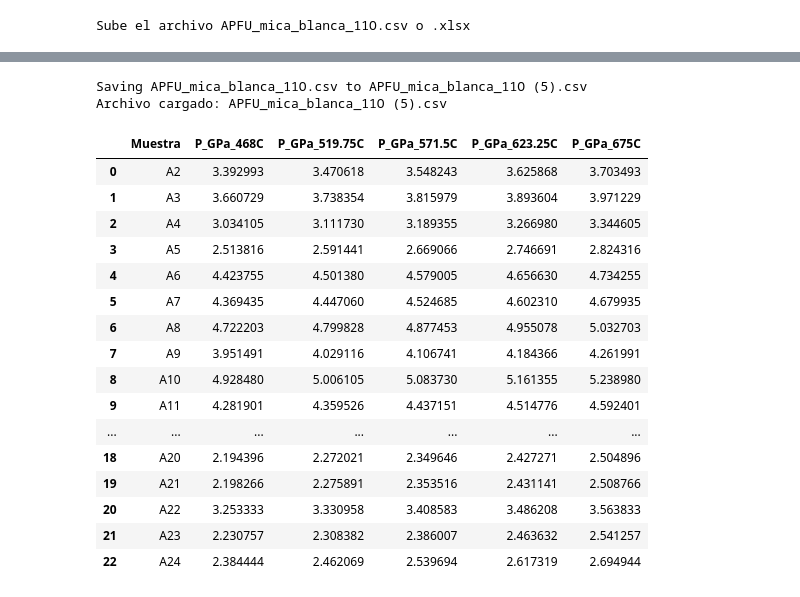
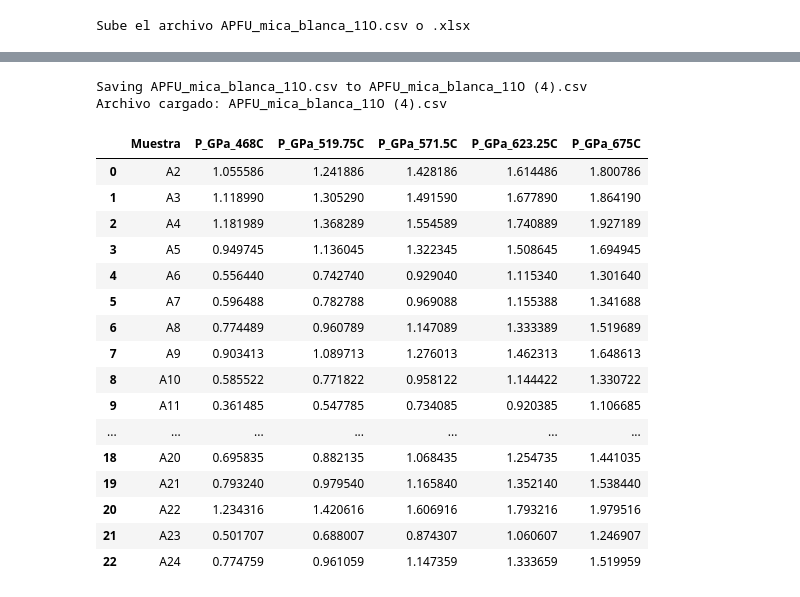
Before and after one commit to purinpurin11/Micas-blancas, a Jupyter notebook: Caddick_&_Thompson_(2008)_para_Si_en_fengita_(1).ipynb, the cells around one changed output, grey strips where cells are left out. Cells and saved outputs as stored; diff of their text form; code cells hidden in the pictures.

```diff
--- a/Caddick_&_Thompson_(2008)_para_Si_en_fengita_(1).ipynb
+++ b/Caddick_&_Thompson_(2008)_para_Si_en_fengita_(1).ipynb
@@ -2,9 +2,9 @@
 <a href="https://colab.research.google.com/github/purinpurin11/Micas-blancas/blob/P-Caddick-%26-Thompson-(2008)-para-Si-en-fengita-(1)/Caddick_%26_Thompson_(2008)_para_Si_en_fengita_(1).ipynb" target="_parent"><img src="https://colab.research.google.com/assets/colab-badge.svg" alt="Open In Colab"/></a>
 # %%
 # ============================================================
-# Cálculo de presiones con barómetro Mg-Si en fengita
-# Fórmula:
-# P(GPa) = 8.35*Mg - 1.72*Si + 0.0015*T(K) + 4.59
+# Cálculo de presiones con barómetro Si-en-fengita
+# Caddick & Thompson (2008)
+# P(GPa) = 4.19*Si + 0.0036*T(K) - 15.15
 # ============================================================
 
 !pip install openpyxl -q
@@ -12,14 +12,14 @@
 import pandas as pd
 from google.colab import files
 
-# 1. Subir archivo
+# Subir archivo
 print("Sube el archivo APFU_mica_blanca_11O.csv o .xlsx")
 uploaded = files.upload()
 
 archivo = list(uploaded.keys())[0]
 print("Archivo cargado:", archivo)
 
-# 2. Leer archivo
+# Leer archivo
 if archivo.lower().endswith((".xlsx", ".xls")):
     df = pd.read_excel(archivo)
 else:
@@ -28,16 +28,15 @@ else:
 # Limpiar nombres de columnas
 df.columns = df.columns.str.strip()
 
-# 3. Verificar columnas necesarias
-for col in ["Si", "Mg"]:
-    if col not in df.columns:
-        raise ValueError(f"No se encontró la columna '{col}' en el archivo.")
+# Verificar columna Si
+if "Si" not in df.columns:
+    raise ValueError("No se encontró la columna 'Si' en el archivo.")
 
 # Verificar o crear columna Muestra
 if "Muestra" not in df.columns:
     df = df.rename(columns={df.columns[0]: "Muestra"})
 
-# 4. Temperaturas solicitadas
+# Temperaturas
 temperaturas = [
     ("468C", 468.0),
     ("519.75C", 519.75),
@@ -46,64 +45,59 @@ temperaturas = [
     ("675C", 675.0)
 ]
 
-# 5. Calcular presiones con la nueva fórmula
+# 4. Calcular presiones
 for nombre, T_C in temperaturas:
     T_K = T_C + 273.15
-    df[f"P_GPa_{nombre}"] = (
-        8.35 * df["Mg"]
-        - 1.72 * df["Si"]
-        + 0.0015 * T_K
-        + 4.59
-    )
+    df[f"P_GPa_{nombre}"] = 4.19 * df["Si"] + 0.0036 * T_K - 15.15
 
-# 6. Seleccionar columnas de salida
+# 5. Seleccionar únicamente las columnas solicitadas (Corregido 'P_Gpa_519.75C' a 'P_GPa_519.75C')
 columnas_salida = [
     "Muestra",
     "P_GPa_468C",
     "P_GPa_519.75C",
     "P_GPa_571.5C",
     "P_GPa_623.25C",
     "P_GPa_675C"
 ]
 
 resultado = df[columnas_salida].copy()
 
-# 7. Exportar a Excel con una sola hoja
+# 6. Exportar a Excel con una sola hoja
 nombre_salida = "Presiones_muestras.xlsx"
 
 with pd.ExcelWriter(nombre_salida, engine="openpyxl") as writer:
     resultado.to_excel(
         writer,
         sheet_name="Presiones_muestras",
         index=False
     )
 
-# 8. Mostrar resultado y descargar
+# 7. Mostrar resultado y descargar
 display(resultado)
 
 files.download(nombre_salida)
 # %% [output]
 Sube el archivo APFU_mica_blanca_11O.csv o .xlsx
 [interactive output not drawn]
-Saving APFU_mica_blanca_11O.csv to APFU_mica_blanca_11O (5).csv
-Archivo cargado: APFU_mica_blanca_11O (5).csv
+Saving APFU_mica_blanca_11O.csv to APFU_mica_blanca_11O (4).csv
+Archivo cargado: APFU_mica_blanca_11O (4).csv
 |  | Muestra | P_GPa_468C | P_GPa_519.75C | P_GPa_571.5C | P_GPa_623.25C | P_GPa_675C |
-| 0 | A2 | 3.392993 | 3.470618 | 3.548243 | 3.625868 | 3.703493 |
-| 1 | A3 | 3.660729 | 3.738354 | 3.815979 | 3.893604 | 3.971229 |
-| 2 | A4 | 3.034105 | 3.111730 | 3.189355 | 3.266980 | 3.344605 |
-| 3 | A5 | 2.513816 | 2.591441 | 2.669066 | 2.746691 | 2.824316 |
-| 4 | A6 | 4.423755 | 4.501380 | 4.579005 | 4.656630 | 4.734255 |
-| 5 | A7 | 4.369435 | 4.447060 | 4.524685 | 4.602310 | 4.679935 |
-| 6 | A8 | 4.722203 | 4.799828 | 4.877453 | 4.955078 | 5.032703 |
-| 7 | A9 | 3.951491 | 4.029116 | 4.106741 | 4.184366 | 4.261991 |
-| 8 | A10 | 4.928480 | 5.006105 | 5.083730 | 5.161355 | 5.238980 |
-| 9 | A11 | 4.281901 | 4.359526 | 4.437151 | 4.514776 | 4.592401 |
+| 0 | A2 | 1.055586 | 1.241886 | 1.428186 | 1.614486 | 1.800786 |
+| 1 | A3 | 1.118990 | 1.305290 | 1.491590 | 1.677890 | 1.864190 |
+| 2 | A4 | 1.181989 | 1.368289 | 1.554589 | 1.740889 | 1.927189 |
+| 3 | A5 | 0.949745 | 1.136045 | 1.322345 | 1.508645 | 1.694945 |
+| 4 | A6 | 0.556440 | 0.742740 | 0.929040 | 1.115340 | 1.301640 |
+| 5 | A7 | 0.596488 | 0.782788 | 0.969088 | 1.155388 | 1.341688 |
+| 6 | A8 | 0.774489 | 0.960789 | 1.147089 | 1.333389 | 1.519689 |
+| 7 | A9 | 0.903413 | 1.089713 | 1.276013 | 1.462313 | 1.648613 |
+| 8 | A10 | 0.585522 | 0.771822 | 0.958122 | 1.144422 | 1.330722 |
+| 9 | A11 | 0.361485 | 0.547785 | 0.734085 | 0.920385 | 1.106685 |
 | ... | ... | ... | ... | ... | ... | ... |
-| 18 | A20 | 2.194396 | 2.272021 | 2.349646 | 2.427271 | 2.504896 |
-| 19 | A21 | 2.198266 | 2.275891 | 2.353516 | 2.431141 | 2.508766 |
-| 20 | A22 | 3.253333 | 3.330958 | 3.408583 | 3.486208 | 3.563833 |
-| 21 | A23 | 2.230757 | 2.308382 | 2.386007 | 2.463632 | 2.541257 |
-| 22 | A24 | 2.384444 | 2.462069 | 2.539694 | 2.617319 | 2.694944 |
+| 18 | A20 | 0.695835 | 0.882135 | 1.068435 | 1.254735 | 1.441035 |
+| 19 | A21 | 0.793240 | 0.979540 | 1.165840 | 1.352140 | 1.538440 |
+| 20 | A22 | 1.234316 | 1.420616 | 1.606916 | 1.793216 | 1.979516 |
+| 21 | A23 | 0.501707 | 0.688007 | 0.874307 | 1.060607 | 1.246907 |
+| 22 | A24 | 0.774759 | 0.961059 | 1.147359 | 1.333659 | 1.519959 |
 [interactive output not drawn]
 [interactive output not drawn]
 # %%
```
Also changed, not shown: parts of 1 cell of this notebook.
